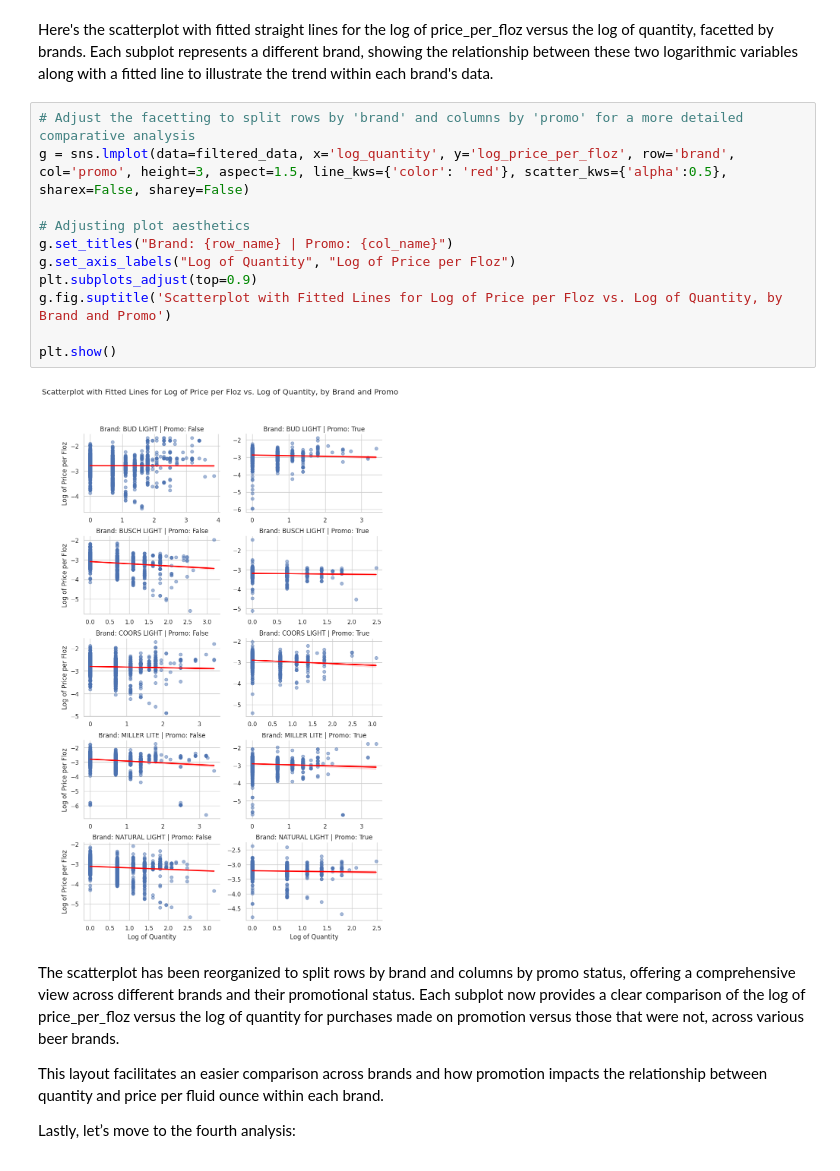
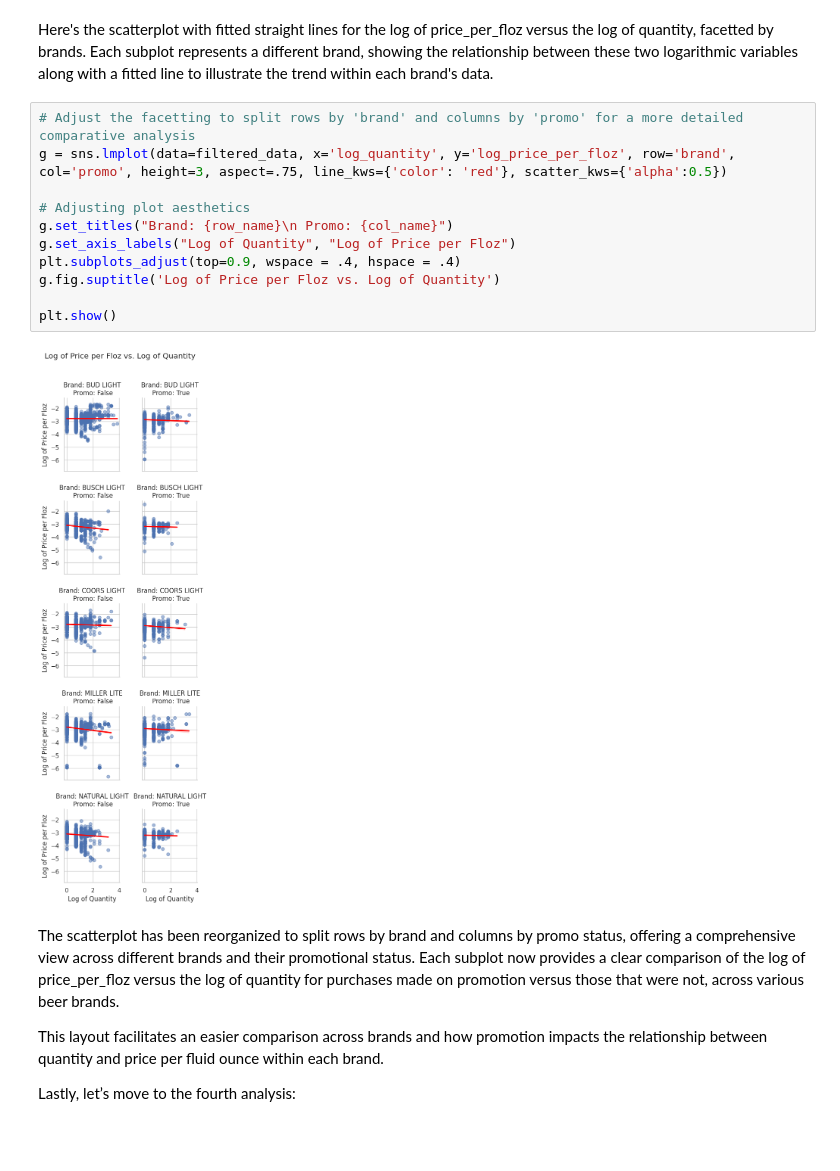
Before and after one commit to bcecon/bcecon.github.io, a Jupyter notebook: posts/beer-markets/beer-markets.ipynb, the cells around one changed output. Drawn from its saved outputs; the diff is of its cells as text; blank space fills up the shorter version.

```diff
--- a/posts/beer-markets/beer_markets.ipynb
+++ b/posts/beer-markets/beer-markets.ipynb
@@ -215,17 +215,17 @@ plt.show()
 Here's the scatterplot with fitted straight lines for the log of price_per_floz versus the log of quantity, facetted by brands. Each subplot represents a different brand, showing the relationship between these two logarithmic variables along with a fitted line to illustrate the trend within each brand's data.
 # %%
 # Adjust the facetting to split rows by 'brand' and columns by 'promo' for a more detailed comparative analysis
-g = sns.lmplot(data=filtered_data, x='log_quantity', y='log_price_per_floz', row='brand', col='promo', height=3, aspect=1.5, line_kws={'color': 'red'}, scatter_kws={'alpha':0.5}, sharex=False, sharey=False)
+g = sns.lmplot(data=filtered_data, x='log_quantity', y='log_price_per_floz', row='brand', col='promo', height=3, aspect=.75, line_kws={'color': 'red'}, scatter_kws={'alpha':0.5})
 
 # Adjusting plot aesthetics
-g.set_titles("Brand: {row_name} | Promo: {col_name}")
+g.set_titles("Brand: {row_name}\n Promo: {col_name}")
 g.set_axis_labels("Log of Quantity", "Log of Price per Floz")
-plt.subplots_adjust(top=0.9)
-g.fig.suptitle('Scatterplot with Fitted Lines for Log of Price per Floz vs. Log of Quantity, by Brand and Promo')
+plt.subplots_adjust(top=0.9, wspace = .4, hspace = .4)
+g.fig.suptitle('Log of Price per Floz vs. Log of Quantity')
 
 plt.show()
 # %% [output]
-[figure, old version]
+[figure, new version]
 # %% [markdown]
 The scatterplot has been reorganized to split rows by brand and columns by promo status, offering a comprehensive view across different brands and their promotional status. Each subplot now provides a clear comparison of the log of price_per_floz versus the log of quantity for purchases made on promotion versus those that were not, across various beer brands.
 
```
Also changed, not shown: parts of 1 cell of this notebook, 21 other files.
